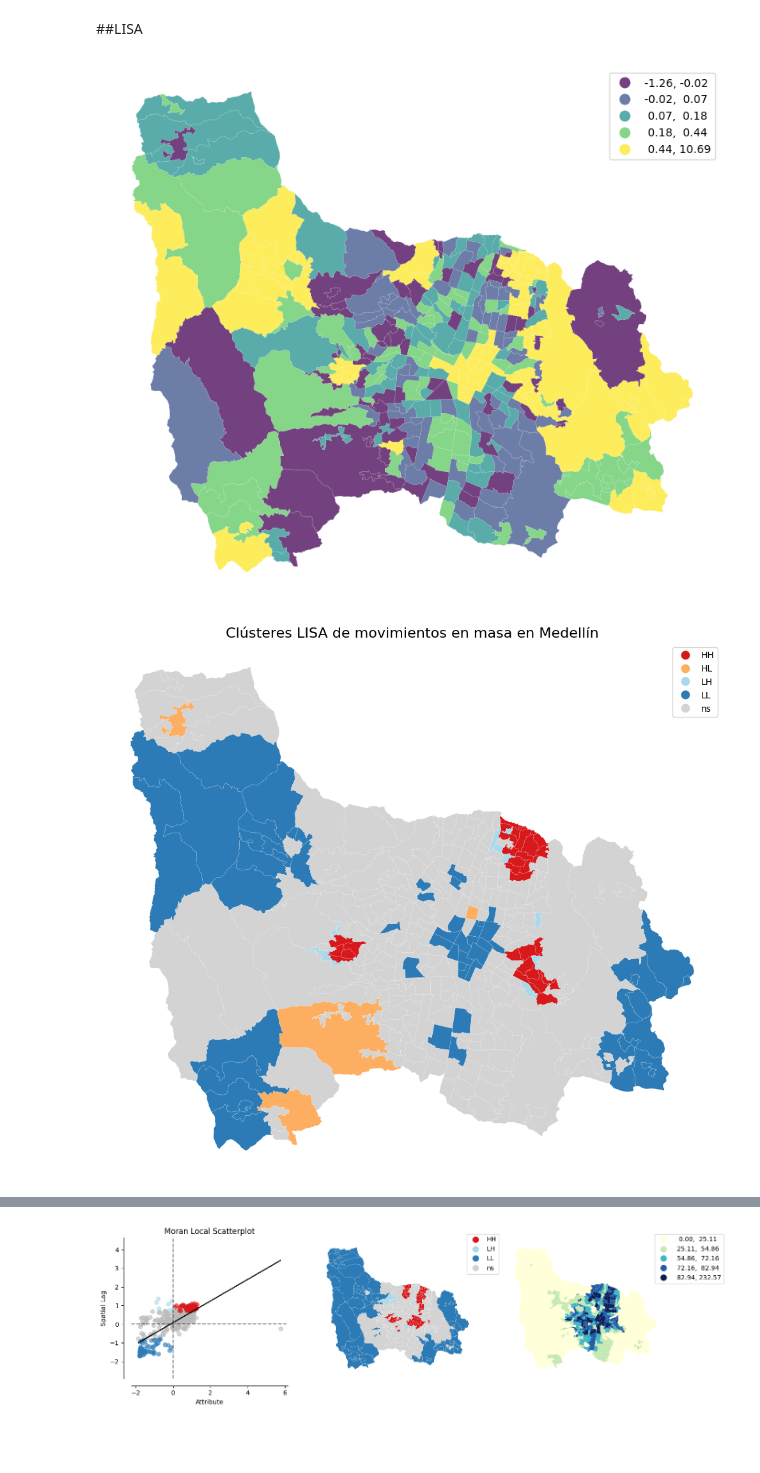
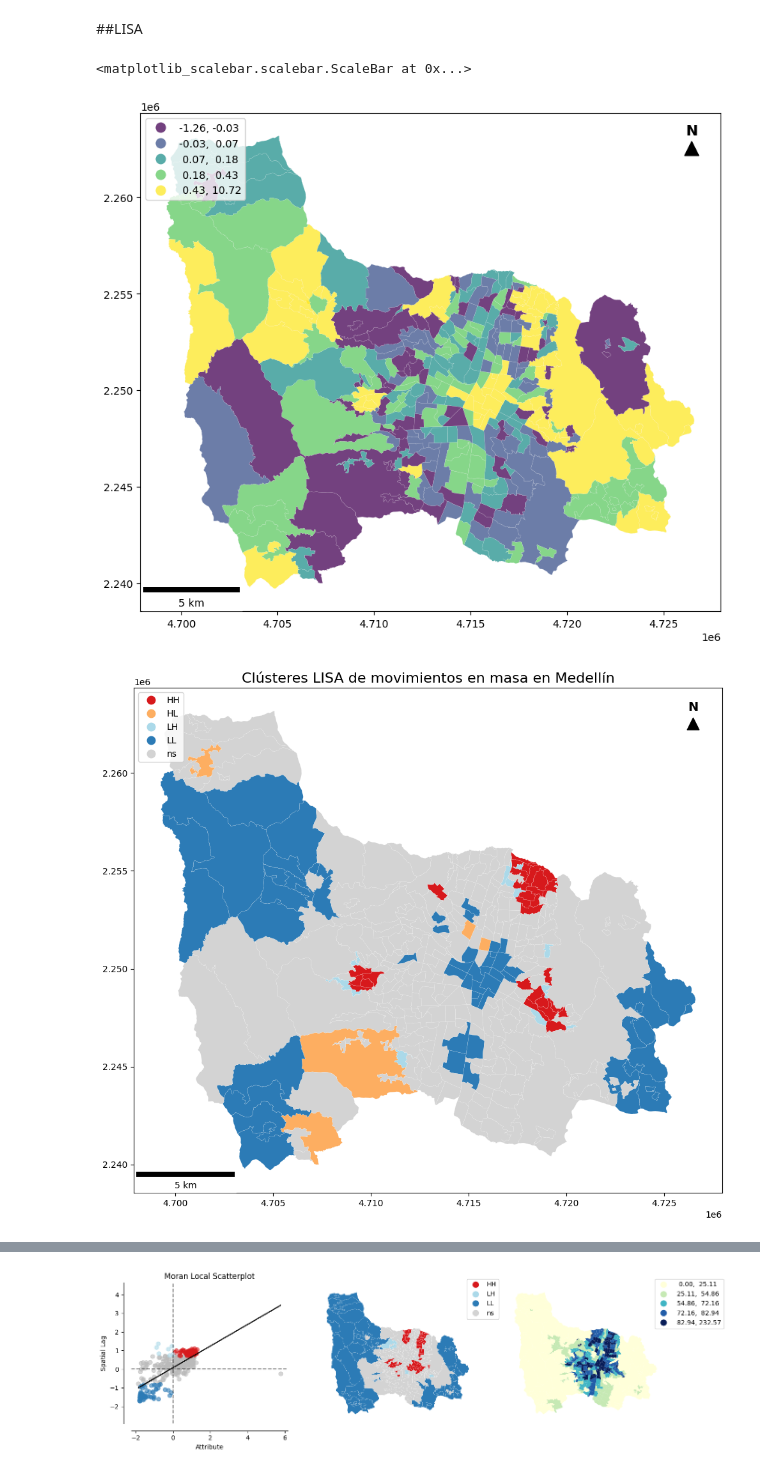
Before and after one commit to vmadariagac/Analisis-Geoespacial-VMC, a Jupyter notebook: notebooks/Espacialidad Barrios.ipynb, the cells around one changed output, grey strips where cells are left out. Saved outputs shown, nothing was run; the diff lists cells and outputs as text; code cells hidden in the pictures; blank space fills up the shorter version.

```diff
--- a/notebooks/Espacialidad Barrios.ipynb
+++ b/notebooks/Espacialidad Barrios.ipynb
@@ -372,13 +548,44 @@ lisa1 = Moran_Local(gdf_idx['Movimientos'], knn5)
 # %%
 f, ax = plt.subplots(1, figsize=(10,10))
 
 gdf_idx['Is'] = lisa1.Is
 
 gdf_idx.plot(column='Is', cmap='viridis', scheme='quantiles',k=5, edgecolor='white', linewidth=0.1, alpha=0.75, legend=True,ax=ax);
 
-ax.set_axis_off()
+scalebar = ScaleBar(
+    dx=1,
+    units="m",
+    dimension="si-length",
+
+    fixed_value=5,
+    fixed_units="km",
+
+    location="lower left")
+
+ax.scatter(
+    0.95,
+    0.93,
+    marker="^",
+    s=180,
+    color="black",
+    transform=ax.transAxes,
+    clip_on=False,
+    zorder=10)
+
+ax.text(
+    0.95,
+    0.95,
+    "N",
+    transform=ax.transAxes,
+    ha="center",
+    va="bottom",
+    fontsize=14,
+    fontweight="bold")
+
+ax.add_artist(scalebar)
 # %% [output]
+<matplotlib_scalebar.scalebar.ScaleBar at 0x...>
-[figure, old version]
+[figure, new version]
 # %%
 from splot.esda import lisa_cluster
 
@@ -387,13 +594,20 @@ fig, ax = plt.subplots(figsize=(10, 10))
 # Dibujar sobre ese eje
 lisa_cluster(lisa1, gdf_idx, ax=ax)
 
+scalebar = ScaleBar(dx=1, units="m", dimension="si-length", fixed_value=5, fixed_units="km", location="lower left")
+
+ax.scatter( 0.95, 0.93, marker="^", s=180, color="black", transform=ax.transAxes, clip_on=False, zorder=10)
+
+ax.text(0.95, 0.95, "N", transform=ax.transAxes, ha="center", va="bottom", fontsize=14, fontweight="bold")
+
+ax.add_artist(scalebar)
 ax.set_title("Clústeres LISA de movimientos en masa en Medellín", fontsize=16)
-ax.set_axis_off()
+ax.set_axis_on()
 
 plt.tight_layout()
 plt.show()
 # %% [output]
-[figure, old version]
+[figure, new version]
 # %%
 import matplotlib.pyplot as plt
 from matplotlib.colors import ListedColormap
```
Also changed, not shown: parts of 25 cells of this notebook, 34 other files.
